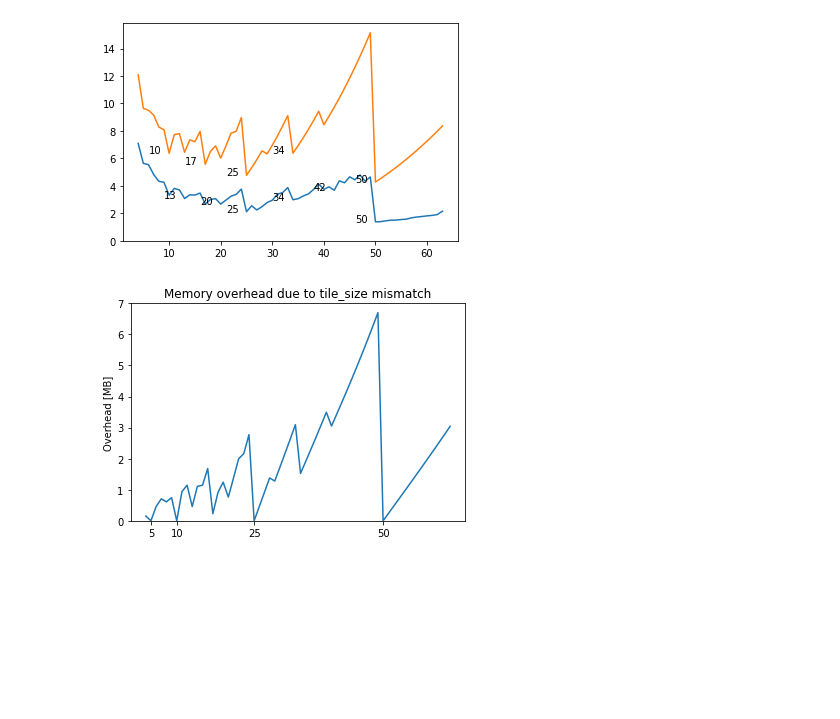
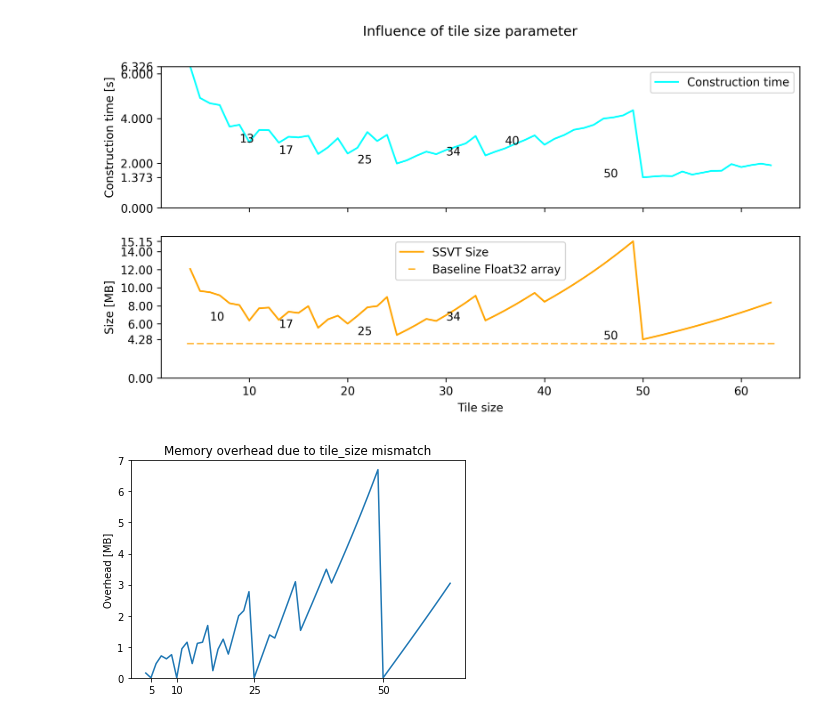
Before and after one commit to diiigle/TreeSAT, a Jupyter notebook: plot_figures.ipynb, the cells around one changed output. Saved outputs shown, nothing was run; the diff lists cells and outputs as text; code cells hidden in the pictures; blank space fills up the shorter version.

Commit message:
#Work on plots

```diff
--- a/plot_figures.ipynb
+++ b/plot_figures.ipynb
@@ -54,27 +54,50 @@ overhead_size = 4 * (np.prod(overhead_shape, axis=1) +
                  data_shape[0] * overhead_shape[:,1] * data_shape[2] +
                  data_shape[0] * data_shape[1] * overhead_shape[:,2]
                 ) / (1024 * 1024)
+
+raw_data_size = 4 * np.prod(data_shape) / (1024 * 1024)
 # %%
 %matplotlib inline
 import matplotlib.pyplot as plt
 from scipy.signal import argrelmin
 
-def minima(value_array, anotate=True):
+def minima(value_array, axes=None, anotate=True):
     minima_indices = argrelmin(value_array, order=3)[0]
     if anotate:
         for minimum in zip(minima_indices, value_array[minima_indices]):
-            plt.annotate(f'{tile_sizes[minimum[0]]}', minimum)
+            axes.annotate(f'{tile_sizes[minimum[0]]}', minimum)
     return minima_indices
 
-fig = plt.figure()
-plt.plot(tile_sizes, timings)
-plt.plot(tile_sizes, sizes)
-plt.ylim(0)
-minima(timings)
-minima(sizes);
+def min_max_ticks(value_array):
+    low, high = np.min(value_array), np.max(value_array)
+    r = np.arange(2* ((low // 2) + 1), 2* ((high // 2)+1), 2)
+    return [0, low, *r, high]
+
+
+fig = plt.figure(figsize=(10,5), dpi=300)
+(ax1, ax2) = fig.subplots(2,1, sharex=True)
+fig.suptitle('Influence of tile size parameter')
+
+ax1.set_ylim(0)
+ax1.set_ylabel('Construction time [s]')
+ax1.set_yticks(min_max_ticks(timings))
+timeline, = ax1.plot(tile_sizes, timings, color='cyan', label='Construction time')
+ax1.legend(handles=[timeline])
+
+#ax2 = ax1.twinx()
+sizeline, = ax2.plot(tile_sizes, sizes, color='orange', label='SSVT Size')
+ax2.set_xlabel('Tile size')
+ax2.set_ylim(0)
+ax2.set_ylabel('Size [MB]')
+ax2.set_yticks(min_max_ticks(sizes))
+baseline, = ax2.plot(tile_sizes, np.repeat(raw_data_size, len(tile_sizes)), '_', color='orange', label='Baseline Float32 array')
+ax2.legend(handles=[sizeline, baseline])
+minima(timings, ax1)
+minima(sizes, ax2);
 #plt.xticks(tile_sizes)
+plt.savefig('tile_size.png')
 # %% [output]
-[figure, old version]
+[figure, new version]
 # %%
 fig, ax1 = plt.subplots()
 plt.plot(tile_sizes, overhead_size)
```
Also changed, not shown: parts of 1 cell of this notebook.
